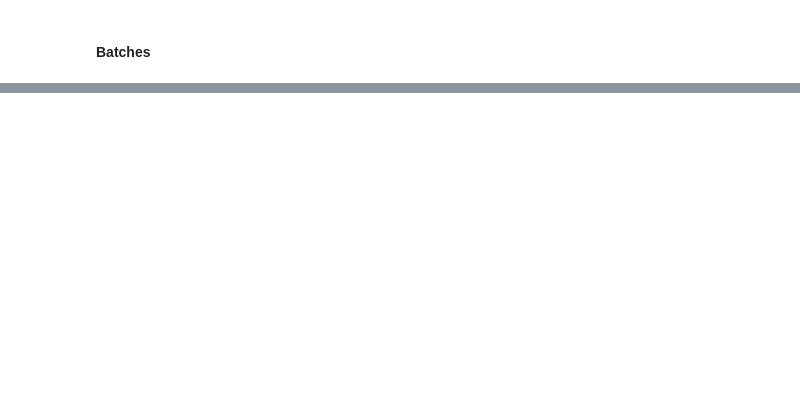
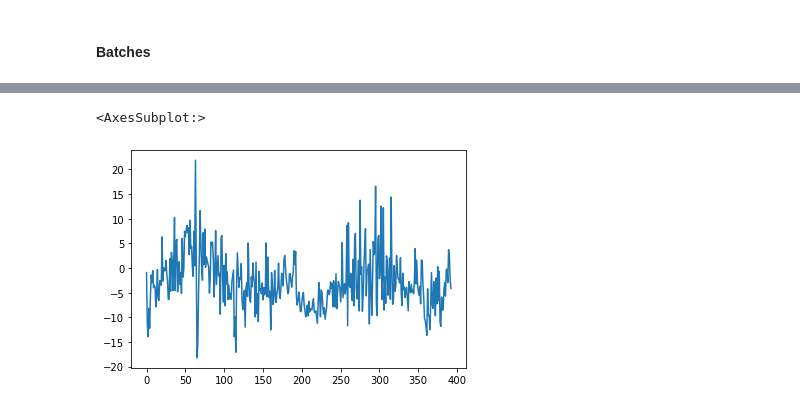
Before and after one commit to lucascouri2/residencia-st, a Jupyter notebook: Relatorio.ipynb, the cells around one changed output, grey strips where cells are left out. Drawn from its saved outputs; the diff is of its cells as text; code cells hidden in the pictures; blank space fills up the shorter version.

```diff
--- a/Relatorio.ipynb
+++ b/Relatorio.ipynb
@@ -665,5 +768,8 @@ Analise de resíduo
 # %%
-residuos = pred_best_MLP - y_test_d1.reset_index(drop=True).values.flatten()
+residuos = pred_best_MLP - y_test.reset_index(drop=True).values.flatten()
 pd.Series(residuos).plot()
+# %% [output]
+<AxesSubplot:>
+[figure, added]
 # %%
 pd.Series(residuos).plot.kde()
```
Also changed, not shown: parts of 47 cells of this notebook.
